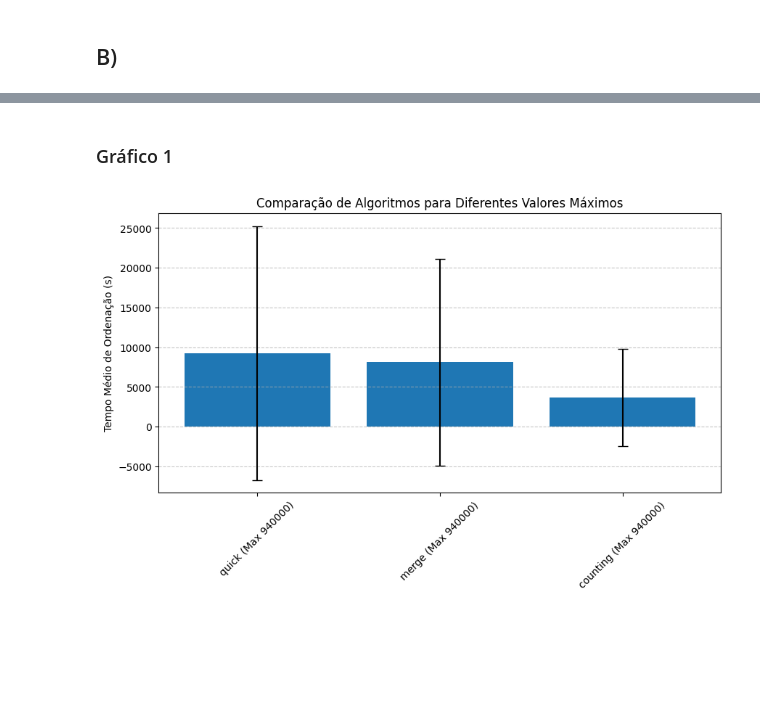
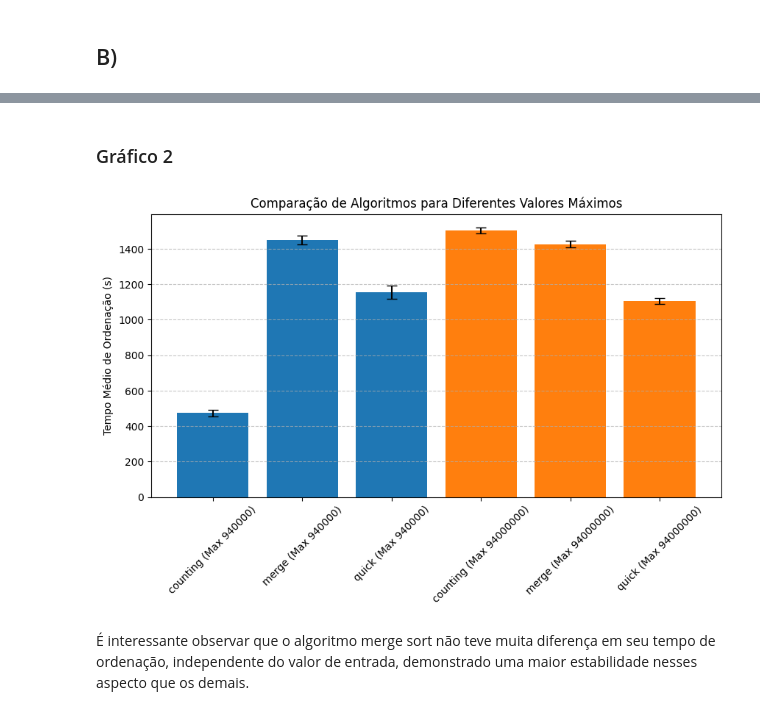
Before and after one commit to BrunSouza/ADS-Pratica-3, a Jupyter notebook: pc-laboratorio/questao-2/analises.ipynb, the cells around one changed output, grey strips where cells are left out. Saved outputs shown, nothing was run; the diff lists cells and outputs as text; code cells hidden in the pictures; blank space fills up the shorter version.

```diff
--- a/pc-laboratorio/questao-2/analises.ipynb
+++ b/pc-laboratorio/questao-2/analises.ipynb
@@ -55,16 +164,23 @@ for max_val in df_b_resultados["ValorMaximo"].unique():
 # %% [markdown]
-### Gráfico 1
+### Gráfico 2
 # %%
 # Criar gráfico de comparação
 plt.figure(figsize=(10, 5))
-for max_val in df_b_resultados["ValorMaximo"].unique():
-    df_b_plot = df_b_resultados[df_b_resultados["ValorMaximo"] == max_val]
-    plt.bar(df_b_plot["Algoritmo"] + f" (Max {max_val})", df_b_plot["TempoMedio"], yerr=df_b_plot["TempoMedio"] - df_b_plot["IntervaloInferior"], capsize=5)
+for max_val in resultados["ValorMaximo"].unique():
+    df_plot = resultados[resultados["ValorMaximo"] == max_val]
+    plt.bar(df_a_a_b_plot["Algoritmo"] + f" (Max {max_val})", df_plot["TempoMedio"], yerr=df_plot["TempoMedio"] - df_plot["IntervaloInferior"], capsize=5)
 
 plt.ylabel("Tempo Médio de Ordenação (s)")
 plt.title("Comparação de Algoritmos para Diferentes Valores Máximos")
+
 plt.xticks(rotation=45)
 plt.grid(axis="y", linestyle="--", alpha=0.7)
+
+nome_arquivo = os.path.join('graficos', 'grafico-2.jpg')
+plt.savefig(nome_arquivo, format='jpg', dpi=300, bbox_inches='tight')
+
 plt.show()
 # %% [output]
-[figure, old version]
+[figure, new version]
+# %% [markdown]
+É interessante observar que o algoritmo merge sort não teve muita diferença em seu tempo de ordenação, independente do valor de entrada, demonstrado uma maior estabilidade nesses aspecto que os demais.
```
Also changed, not shown: parts of 12 cells of this notebook.
